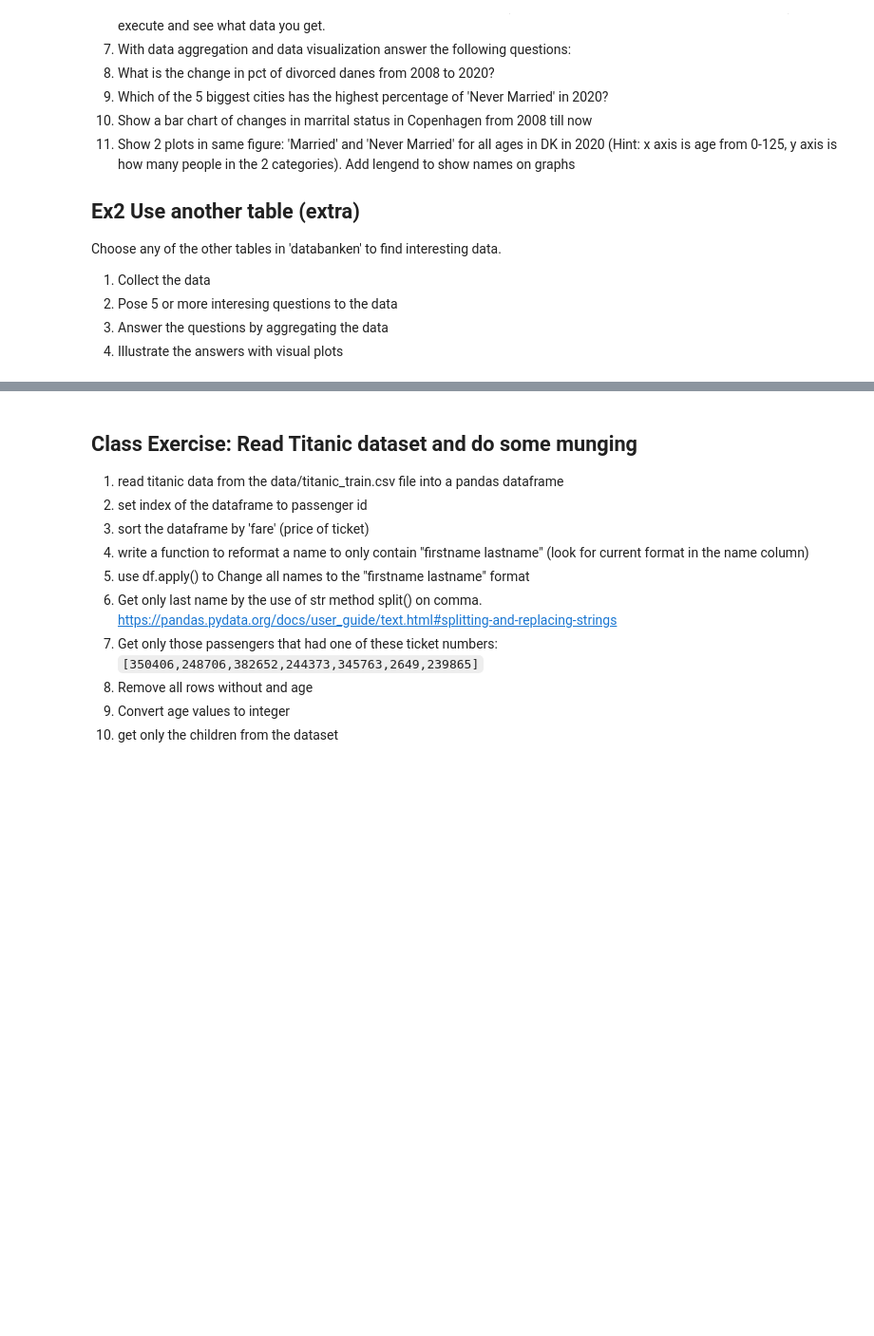
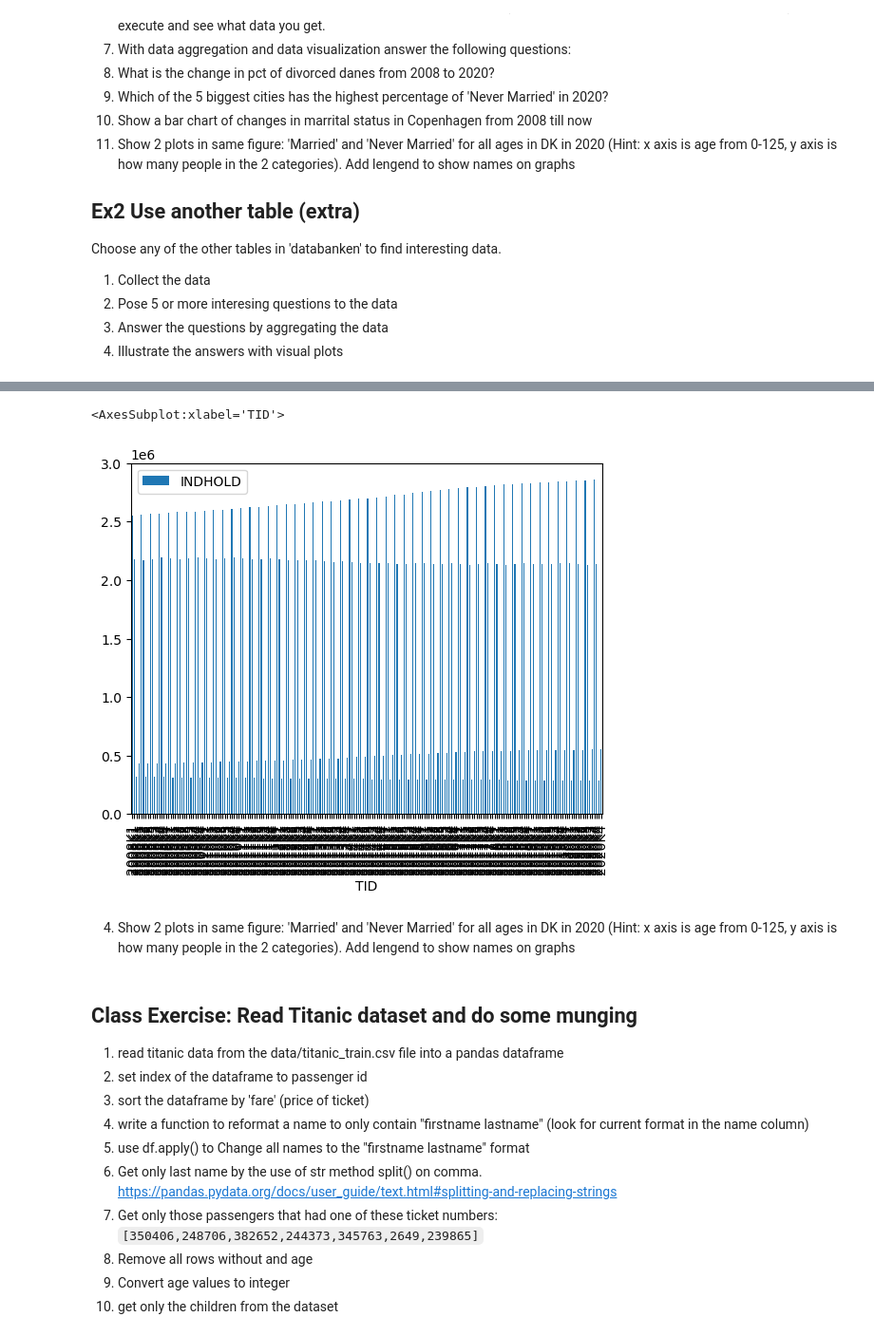
Before and after one commit to ChristofferQ/my_notebooks, a Jupyter notebook: 05-Exercise-solution.ipynb, the cells around one changed output, grey strips where cells are left out. Shown: that part at 95% size. Saved outputs shown, nothing was run; the diff lists cells and outputs as text; code cells hidden in the pictures; blank space fills up the shorter version.

```diff
--- a/05-Exercise-solution.ipynb
+++ b/05-Exercise-solution.ipynb
@@ -46,0 +135,17 @@ dst[:20]
+# %%
+import pandas as pd
+import matplotlib.pyplot as plt
+
+#url = 'https://api.statbank.dk/v1/data/FOLK1A/CSV?delimiter=Semicolon&Tid=2008K1%2C2022K3&CIVILSTAND=U%2CG%2CE%2CF'
+url = 'https://api.statbank.dk/v1/data/FOLK1A/CSV?delimiter=Semicolon&Tid=%3E%3D2008K1%3C%3D2020K4&CIVILSTAND=U%2CG%2CE%2CF'
+dst = pd.read_csv(url, sep=';')
+dst.to_csv('dk-stat-all-tables.csv', encoding='utf-8', index=False)
+
+df = pd.DataFrame(dst)
+
+df.plot(x="TID", y="INDHOLD", kind="bar")
+# %% [output]
+<AxesSubplot:xlabel='TID'>
+[figure, added]
+# %% [markdown]
+  4. Show 2 plots in same figure: 'Married' and 'Never Married' for all ages in DK in 2020 (Hint: x axis is age from 0-125, y axis is how many people in the 2 categories). Add lengend to show names on graphs
```
Also changed, not shown: parts of 9 cells of this notebook, 2 other files.
